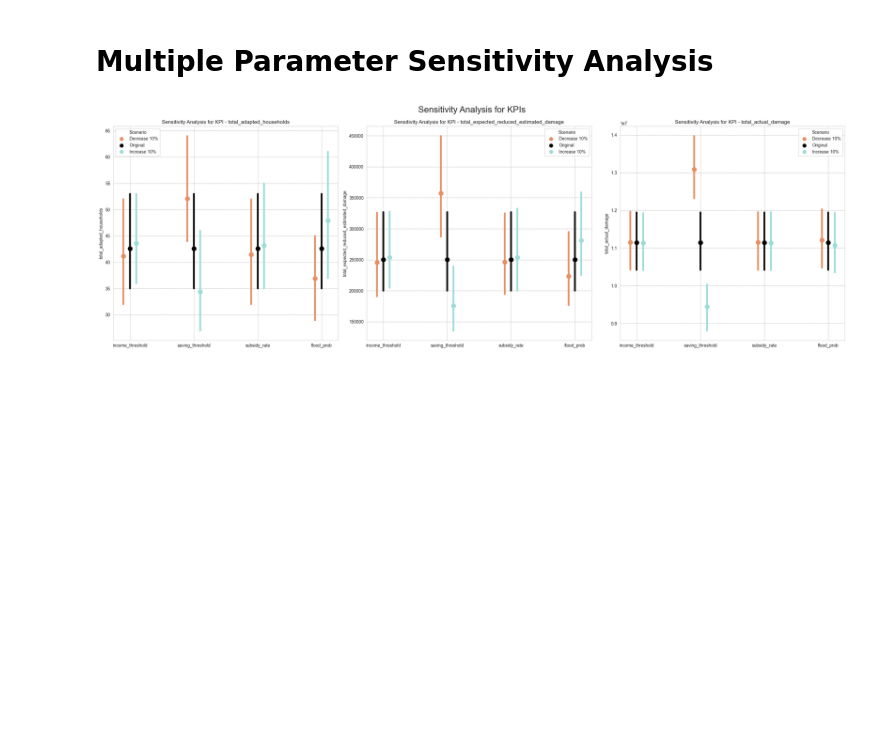
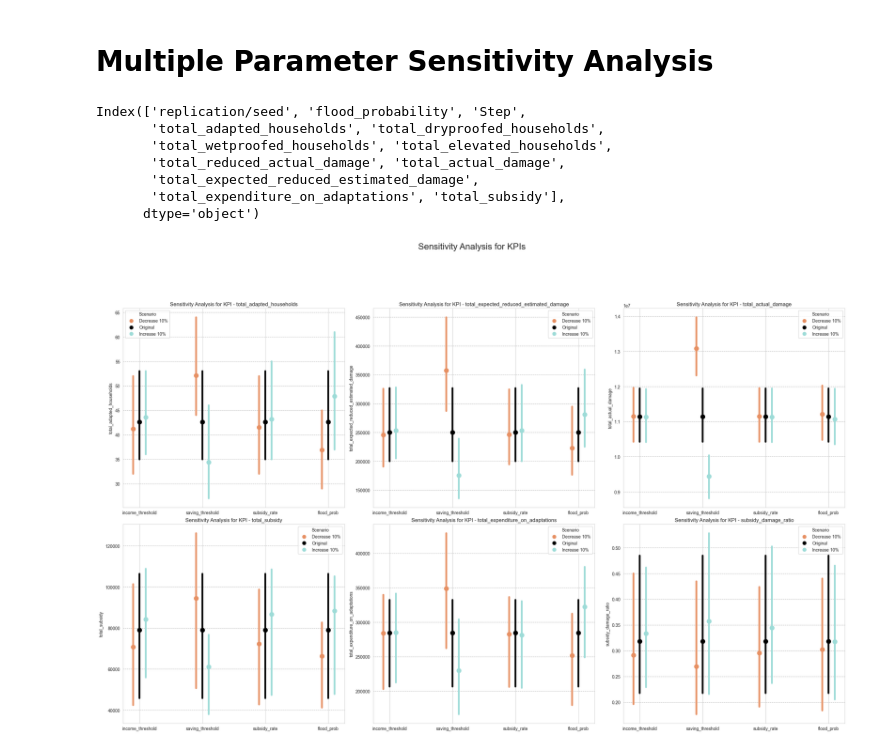
Before and after one commit to ctezgec/abm, a Jupyter notebook: model/analysis_sensitivity.ipynb, the cells around one changed output. Cells and saved outputs as stored; diff of their text form; code cells hidden in the pictures; blank space fills up the shorter version.

```diff
--- a/model/analysis_sensitivity.ipynb
+++ b/model/analysis_sensitivity.ipynb
@@ -158,7 +81,6 @@ parameters = {
 # %% [markdown]
 # **Single Parameter Sensitivity Analysis**
 # %%
-
 # Initialize a dictionary to store all results
 data_TAH = {}
 
@@ -202,7 +124,7 @@ for i in range(len(data_TAH)):
 
 # Set the labels for the x-ticks and position them
 ax.set_xticks(range(len(data_TAH)))
-ax.set_xticklabels([variable for variable in data_TAH.keys()], rotation=45)
+ax.set_xticklabels([variable for variable in data_TAH.keys()], rotation=0)
 
 # Set the axis labels and title
 ax.set_ylabel('Total_adapted_households')
@@ -226,16 +184,10 @@ plt.show()
 # %%
-import matplotlib.pyplot as plt
-import numpy as np
-from matplotlib.lines import Line2D
-
-# Assuming 'load_and_filter_dataframe' and 'calculate_statistics' are predefined functions
-# and 'file_paths', 'parameter_column_names', 'parameters' are already defined.
 
 # Define the list of KPIs you want to analyze
-kpis = ['total_adapted_households', 'total_expected_reduced_estimated_damage', 'total_actual_damage']  # Replace 'kpi2', 'kpi3', etc., with actual KPI names
-
+kpis = ['total_adapted_households', 'total_expected_reduced_estimated_damage', 'total_actual_damage', 'total_subsidy', 'total_expenditure_on_adaptations', 'subsidy_damage_ratio']  # Replace kpis
+print(df.columns)
 # Define the number of rows and columns for the subplots
-num_rows = 1  # Set the desired number of rows
+num_rows = 2  # Set the desired number of rows
 num_cols = 3  # Set the desired number of columns
 
 # Create a figure with the defined number of subplots
@@ -249,6 +201,12 @@ data_kpis = {kpi: {} for kpi in kpis}
 for kpi in kpis:
     for key, file_path in file_paths.items():
         df = load_and_filter_dataframe(file_path)
+        # Special handling for the subsidy_damage_ratio KPI
+        if kpi == 'subsidy_damage_ratio':
+            # Ensure division by zero is handled
+            df['subsidy_damage_ratio'] = np.where(df['total_actual_damage'] != 0,
+                                                  df['total_subsidy'] / df['total_expected_reduced_estimated_damage'],
+                                                  np.nan)
         parameter_name = parameter_column_names[key]
         statistics = calculate_statistics(df, kpi, parameter_name, parameters[key])
         data_kpis[kpi][key] = statistics
@@ -270,32 +228,39 @@ for ax, (kpi, data_kpi) in zip(axes, data_kpis.items()):
             min_value = np.min(values)
             max_value = np.max(values)
 
             # Draw the whisker line and median dot
             ax.plot([position + scenario_offset] * 2, [min_value, max_value], '-', color=colors[j], linewidth=whisker_width)
             ax.plot(position + scenario_offset, median_value, 'o', color=colors[j], markersize=10)
 
     # Set the labels for the x-ticks
     ax.set_xticks(range(len(data_kpi)))
     ax.set_xticklabels([variable for variable in data_kpi.keys()], rotation=0)
 
     # Set the axis labels and title
     ax.set_ylabel(kpi)
     ax.set_title(f'Sensitivity Analysis for KPI - {kpi}')
 
     # Add a custom legend and grid
     legend_elements = [Line2D([0], [0], marker='o', color='w', markerfacecolor=color, markersize=10, label=label) for color, label in zip(colors, scenario_labels)]
     ax.legend(handles=legend_elements, title='Scenario')
     ax.yaxis.grid(True, linestyle='--', which='major', color='grey', alpha=0.6)
 
 # Hide any unused subplots
 for i in range(len(data_kpis), len(axes)):
     axes[i].set_visible(False)
 
 # Set the title for the entire figure
 fig.suptitle('Sensitivity Analysis for KPIs', fontsize=20)
 
 plt.tight_layout()
-fig.subplots_adjust(top=0.9) # Adjust the top spacing to accommodate the figure title
+fig.subplots_adjust(top= 0.85) # Adjust the top spacing to accommodate the figure title
 plt.show()
 # %% [output]
+Index(['replication/seed', 'flood_probability', 'Step',
+       'total_adapted_households', 'total_dryproofed_households',
+       'total_wetproofed_households', 'total_elevated_households',
+       'total_reduced_actual_damage', 'total_actual_damage',
+       'total_expected_reduced_estimated_damage',
+       'total_expenditure_on_adaptations', 'total_subsidy'],
+      dtype='object')
-[figure, old version]
+[figure, new version]
```
Also changed, not shown: parts of 9 cells of this notebook, 1 other file.
